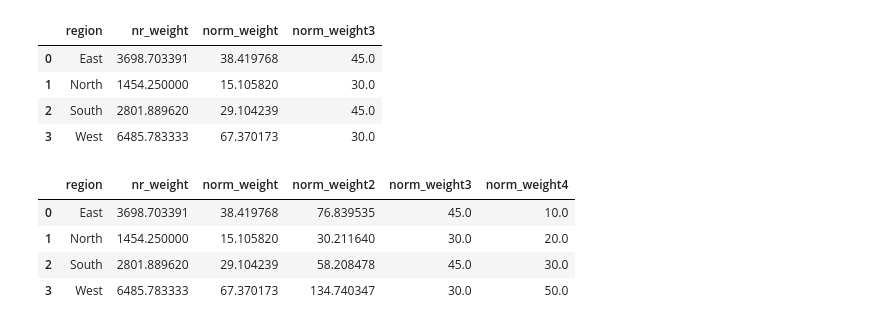
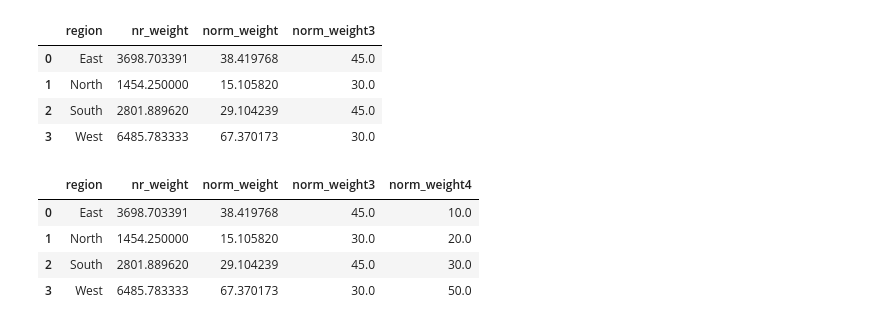
Before and after one commit to samplics-org/samplics, a Jupyter notebook: docs/source/tutorial/sample_weights.ipynb, the cells around one changed output. Drawn from its saved outputs; the diff is of its cells as text; code cells hidden in the pictures.

```diff
--- a/docs/source/tutorial/sample_weights.ipynb
+++ b/docs/source/tutorial/sample_weights.ipynb
@@ -21,14 +21,12 @@ from samplics.weighting import SampleWeight
 The design weight is the inverse of the overall probability of selection which is the product of the first and second probabilities of selection.
 # %%
 # Load PSU sample data
-psu_sample_cls = PSUSample()
-psu_sample_cls.load_data()
-psu_sample = psu_sample_cls.data
+psu_sample_dict = load_psu_sample()
+psu_sample = psu_sample_dict["data"]
 
 # Load PSU sample data
-ssu_sample_cls = SSUSample()
-ssu_sample_cls.load_data()
-ssu_sample = ssu_sample_cls.data
+ssu_sample_dict = load_ssu_sample()
+ssu_sample = ssu_sample_dict["data"]
 
 full_sample = pd.merge(
     psu_sample[["cluster", "region", "psu_prob"]],
@@ -509,14 +507,14 @@ weight_sum[["region", "nr_weight", "norm_weight", "norm_weight3"]]
 # %%
 norm_level = {"East": 10, "North": 20, "South": 30, "West": 50}
 
 full_sample["norm_weight4"] = SampleWeight().normalize(full_sample["nr_weight"], norm_level, full_sample["region"])
 
 weight_sum = full_sample.groupby(["region"]).sum()
 weight_sum.reset_index(inplace=True)
-weight_sum[["region", "nr_weight", "norm_weight", "norm_weight2", "norm_weight3", "norm_weight4",]]
+weight_sum[["region", "nr_weight", "norm_weight", "norm_weight3", "norm_weight4",]]
 # %% [output]
-|  | region | nr_weight | norm_weight | norm_weight2 | norm_weight3 | norm_weight4 |
-| 0 | East | 3698.703391 | 38.419768 | 76.839535 | 45.0 | 10.0 |
-| 1 | North | 1454.250000 | 15.105820 | 30.211640 | 30.0 | 20.0 |
-| 2 | South | 2801.889620 | 29.104239 | 58.208478 | 45.0 | 30.0 |
-| 3 | West | 6485.783333 | 67.370173 | 134.740347 | 30.0 | 50.0 |
+|  | region | nr_weight | norm_weight | norm_weight3 | norm_weight4 |
+| 0 | East | 3698.703391 | 38.419768 | 45.0 | 10.0 |
+| 1 | North | 1454.250000 | 15.105820 | 30.0 | 20.0 |
+| 2 | South | 2801.889620 | 29.104239 | 45.0 | 30.0 |
+| 3 | West | 6485.783333 | 67.370173 | 30.0 | 50.0 |
```
Also changed, not shown: parts of 1 cell of this notebook, 8 other files.
